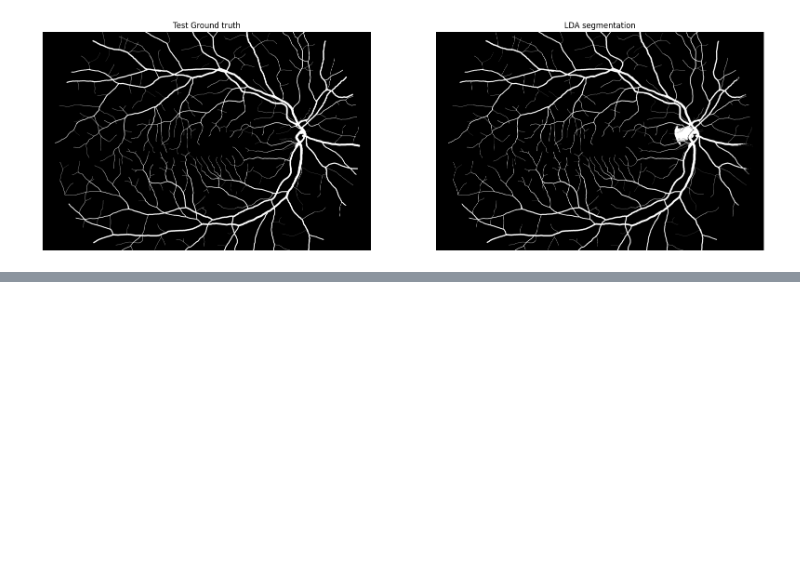
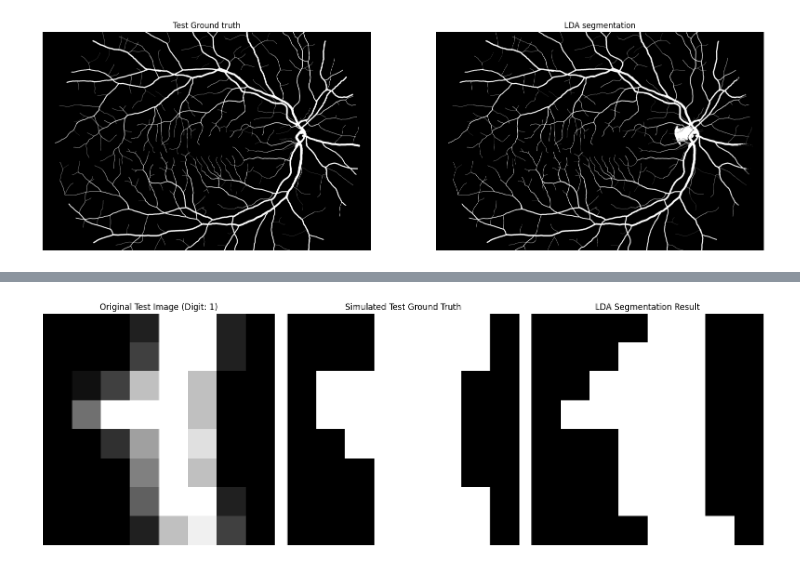
Before and after one commit to migel-cepele/ComputerVision, a Jupyter notebook: ImageSegmentationEx2.ipynb, the cells around one changed output, grey strips where cells are left out. Saved outputs shown, nothing was run; the diff lists cells and outputs as text; code cells hidden in the pictures; blank space fills up the shorter version.

```diff
--- a/ImageSegmentationEx2.ipynb
+++ b/ImageSegmentationEx2.ipynb
@@ -138,0 +141,84 @@ plt.show()
+# %%
+import numpy as np
+import matplotlib.pyplot as plt
+from sklearn.discriminant_analysis import LinearDiscriminantAnalysis
+from sklearn.datasets import load_digits # To load the MNIST-like digits dataset
+from skimage import img_as_float
+from skimage.color import label2rgb # Useful for visualizing segmented regions
+
+
+# This dataset contains 8x8 pixel images of handwritten digits.
+digits = load_digits(n_class=2) # Load only digits 0 and 1 for a simpler binary case
+
+
+# let's say we want to segment '0's from backgrounds (treating non-'0's as background for training).
+# For true binary segmentation, we'll pick one image and create its "ground truth" manually.
+
+# --- Prepare Training Data ---
+# We'll use one image as 'training' data to define what 'background' and 'digit' pixels look like.
+# Let's use the first digit (which is a '0') as our "training image".
+train_image_idx = 0
+I_train = digits.images[train_image_idx] # This is an 8x8 image
+I_train_GT = (digits.target[train_image_idx] == digits.target[train_image_idx]).astype(bool) # Placeholder for now, we'll create actual GT
+
+# For this example, let's just use a simple threshold for the GT of a single image
+# as if we manually labeled it.
+# All pixels that are not 0 (black) in the training image are considered 'digit'
+I_train_GT = (I_train > 0.01).astype(bool) # Pixels with intensity > 0.01 are foreground (digit)
+
+print(f"Training image shape: {I_train.shape}")
+print(f"Training GT shape: {I_train_GT.shape}")
+
+# Reshape training image and GT to 1D arrays of pixels
+# Each pixel's intensity is our feature.
+v_I_train = I_train.reshape(-1, 1).astype(float) # -1 infers the size, 1 for single feature
+v_train_GT = I_train_GT.reshape(-1).astype(bool) # Flatten for LDA target
+
+# --- Train LDA model ---
+lda_model = LinearDiscriminantAnalysis(store_covariance=True)
+
+lda_model.fit(v_I_train, v_train_GT) # Train with training image pixel intensities and ground truth labels
+
+
+# --- Prepare Test Data and Predict ---
+# Let's pick another image from the dataset for testing.
+test_image_idx = 5 # Pick another digit (e.g., another '0' or a '1')
+I_test = digits.images[test_image_idx]
+
+# For a test image, we can also manually create a simple GT for comparison
+I_test_GT = (I_test > 0.01).astype(bool) # Threshold the test image to simulate ground truth
+
+print(f"\nTest image shape: {I_test.shape}")
+print(f"Test GT shape: {I_test_GT.shape}")
+
+# Reshape test image to 1D array of pixels
+v_I_test = I_test.reshape(-1, 1).astype(float)
+
+# Predict the segmentation using the trained LDA model
+v_lda = lda_model.predict(v_I_test)
+I_lda = v_lda.reshape(I_test.shape[0], I_test.shape[1]).astype(np.uint8) # Shape back result as image
+
+# --- Visualization ---
+fig, axes = plt.subplots(1, 3, figsize=(15, 5))
+ax = axes.ravel()
+
+# Original Test Image
+ax[0].imshow(I_test, cmap=plt.cm.gray)
+ax[0].set_title(f'Original Test Image (Digit: {digits.target[test_image_idx]})')
+ax[0].set_axis_off()
+
+# Test Ground Truth (simulated by thresholding)
+ax[1].imshow(I_test_GT, cmap=plt.cm.gray)
+ax[1].set_title('Simulated Test Ground Truth')
+ax[1].set_axis_off()
+
+# LDA Segmentation Result
+# For better visualization, we can use label2rgb to color the segmented regions
+# segmented_rgb = label2rgb(I_lda, image=I_test, bg_label=0, colors=['red']) # Red for foreground
+ax[2].imshow(I_lda, cmap=plt.cm.gray) # Use grayscale for binary segmentation
+ax[2].set_title('LDA Segmentation Result')
+ax[2].set_axis_off()
+
+plt.tight_layout()
+plt.show()
+# %% [output]
@@ -138,0 +230 @@ plt.show()
+[figure, added]
```
Also changed, not shown: parts of 2 cells of this notebook.
